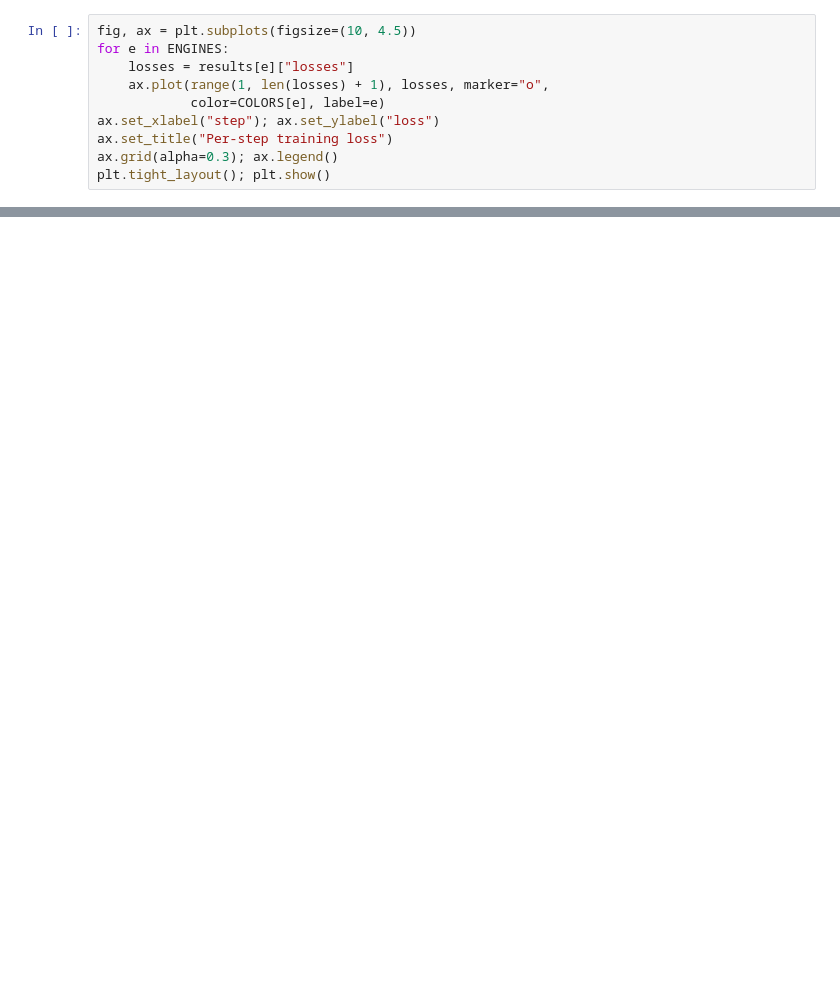
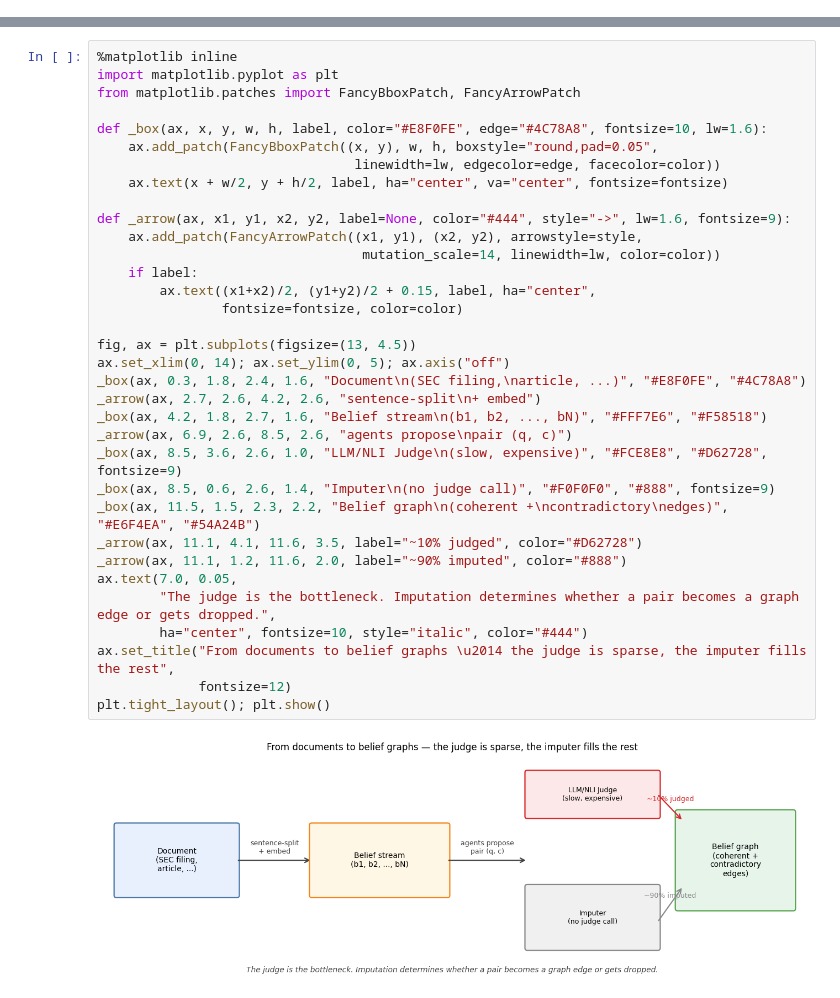
Before and after one commit to Haridhanu/belief_activation, a Jupyter notebook: demo_tgn.ipynb, the cells around one changed output, grey strips where cells are left out. Cells and saved outputs as stored; diff of their text form; blank space fills up the shorter version.

```diff
--- a/demo_tgn.ipynb
+++ b/demo_tgn.ipynb
@@ -252,10 +0,0 @@ plt.tight_layout(); plt.show()
-# %%
-fig, ax = plt.subplots(figsize=(10, 4.5))
-for e in ENGINES:
-    losses = results[e]["losses"]
-    ax.plot(range(1, len(losses) + 1), losses, marker="o",
-            color=COLORS[e], label=e)
-ax.set_xlabel("step"); ax.set_ylabel("loss")
-ax.set_title("Per-step training loss")
-ax.grid(alpha=0.3); ax.legend()
-plt.tight_layout(); plt.show()
@@ -401,0 +17,36 @@ uv run python scripts/compare_baseline_vs_tgn.py --hard --seeds 5 --epochs 2
+# %%
+%matplotlib inline
+import matplotlib.pyplot as plt
+from matplotlib.patches import FancyBboxPatch, FancyArrowPatch
+
+def _box(ax, x, y, w, h, label, color="#E8F0FE", edge="#4C78A8", fontsize=10, lw=1.6):
+    ax.add_patch(FancyBboxPatch((x, y), w, h, boxstyle="round,pad=0.05",
+                                 linewidth=lw, edgecolor=edge, facecolor=color))
+    ax.text(x + w/2, y + h/2, label, ha="center", va="center", fontsize=fontsize)
+
+def _arrow(ax, x1, y1, x2, y2, label=None, color="#444", style="->", lw=1.6, fontsize=9):
+    ax.add_patch(FancyArrowPatch((x1, y1), (x2, y2), arrowstyle=style,
+                                  mutation_scale=14, linewidth=lw, color=color))
+    if label:
+        ax.text((x1+x2)/2, (y1+y2)/2 + 0.15, label, ha="center",
+                fontsize=fontsize, color=color)
+
+fig, ax = plt.subplots(figsize=(13, 4.5))
+ax.set_xlim(0, 14); ax.set_ylim(0, 5); ax.axis("off")
+_box(ax, 0.3, 1.8, 2.4, 1.6, "Document\n(SEC filing,\narticle, ...)", "#E8F0FE", "#4C78A8")
+_arrow(ax, 2.7, 2.6, 4.2, 2.6, "sentence-split\n+ embed")
+_box(ax, 4.2, 1.8, 2.7, 1.6, "Belief stream\n(b1, b2, ..., bN)", "#FFF7E6", "#F58518")
+_arrow(ax, 6.9, 2.6, 8.5, 2.6, "agents propose\npair (q, c)")
+_box(ax, 8.5, 3.6, 2.6, 1.0, "LLM/NLI Judge\n(slow, expensive)", "#FCE8E8", "#D62728", fontsize=9)
+_box(ax, 8.5, 0.6, 2.6, 1.4, "Imputer\n(no judge call)", "#F0F0F0", "#888", fontsize=9)
+_box(ax, 11.5, 1.5, 2.3, 2.2, "Belief graph\n(coherent +\ncontradictory\nedges)", "#E6F4EA", "#54A24B")
+_arrow(ax, 11.1, 4.1, 11.6, 3.5, label="~10% judged", color="#D62728")
+_arrow(ax, 11.1, 1.2, 11.6, 2.0, label="~90% imputed", color="#888")
+ax.text(7.0, 0.05,
+        "The judge is the bottleneck. Imputation determines whether a pair becomes a graph edge or gets dropped.",
+        ha="center", fontsize=10, style="italic", color="#444")
+ax.set_title("From documents to belief graphs \u2014 the judge is sparse, the imputer fills the rest",
+             fontsize=12)
+plt.tight_layout(); plt.show()
+# %% [output]
+[figure, added]
```
Also changed, not shown: parts of 48 cells of this notebook.
